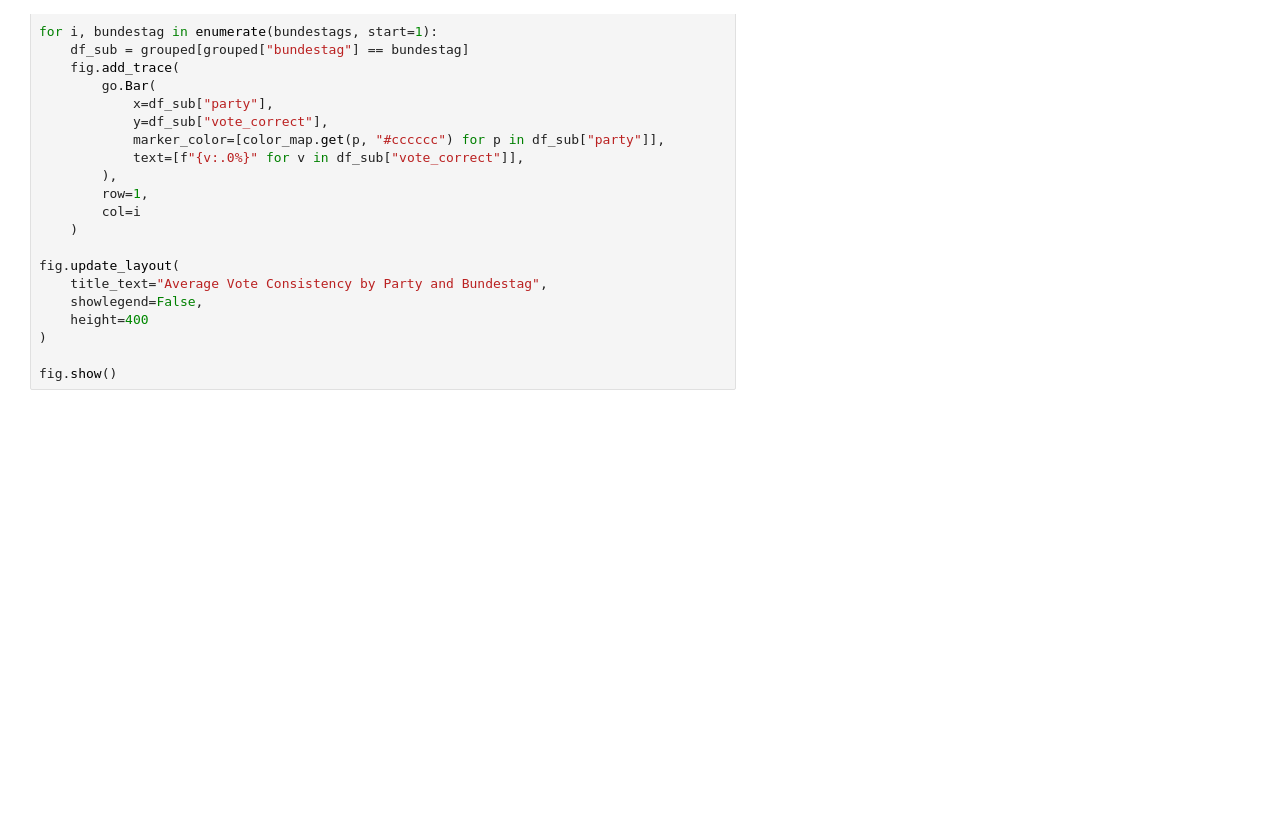
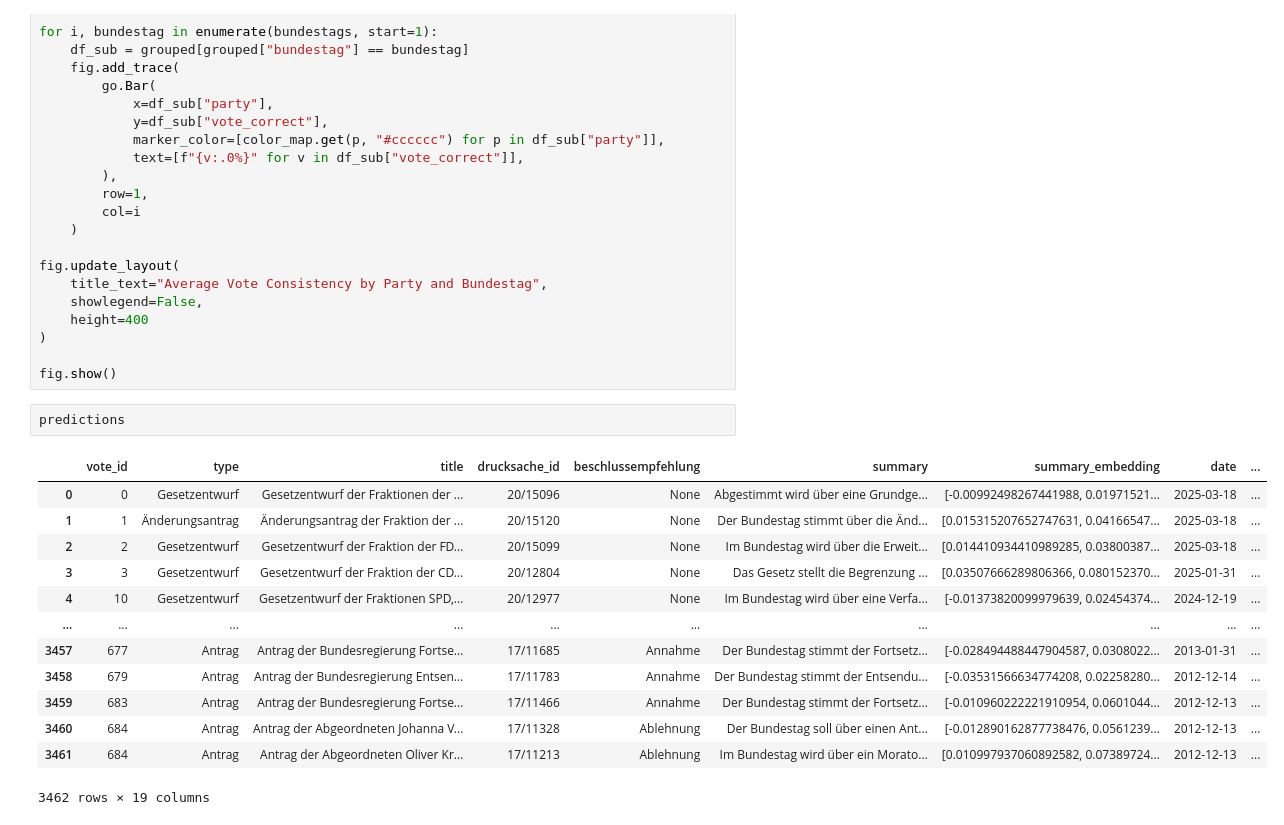
Before and after one commit to jhKessler/quantifying-political-consistency, a Jupyter notebook: plots.ipynb, the cells around one changed output. Saved outputs shown, nothing was run; the diff lists cells and outputs as text; blank space fills up the shorter version.

```diff
--- a/plots.ipynb
+++ b/plots.ipynb
@@ -300,3 +300,19 @@ fig.update_layout(
 )
 
 fig.show()
+# %%
+predictions
+# %% [output]
+|  | vote_id | type | title | drucksache_id | beschlussempfehlung | summary | summary_embedding | date | ... |
+| 0 | 0 | Gesetzentwurf | Gesetzentwurf der Fraktionen der ... | 20/15096 | None | Abgestimmt wird über eine Grundge... | [-0.00992498267441988, 0.01971521... | 2025-03-18 | ... |
+| 1 | 1 | Änderungsantrag | Änderungsantrag der Fraktion der ... | 20/15120 | None | Der Bundestag stimmt über die Änd... | [0.015315207652747631, 0.04166547... | 2025-03-18 | ... |
+| 2 | 2 | Gesetzentwurf | Gesetzentwurf der Fraktion der FD... | 20/15099 | None | Im Bundestag wird über die Erweit... | [0.014410934410989285, 0.03800387... | 2025-03-18 | ... |
+| 3 | 3 | Gesetzentwurf | Gesetzentwurf der Fraktion der CD... | 20/12804 | None | Das Gesetz stellt die Begrenzung ... | [0.03507666289806366, 0.080152370... | 2025-01-31 | ... |
+| 4 | 10 | Gesetzentwurf | Gesetzentwurf der Fraktionen SPD,... | 20/12977 | None | Im Bundestag wird über eine Verfa... | [-0.01373820099979639, 0.02454374... | 2024-12-19 | ... |
+| ... | ... | ... | ... | ... | ... | ... | ... | ... | ... |
+| 3457 | 677 | Antrag | Antrag der Bundesregierung Fortse... | 17/11685 | Annahme | Der Bundestag stimmt der Fortsetz... | [-0.028494488447904587, 0.0308022... | 2013-01-31 | ... |
+| 3458 | 679 | Antrag | Antrag der Bundesregierung Entsen... | 17/11783 | Annahme | Der Bundestag stimmt der Entsendu... | [-0.03531566634774208, 0.02258280... | 2012-12-14 | ... |
+| 3459 | 683 | Antrag | Antrag der Bundesregierung Fortse... | 17/11466 | Annahme | Der Bundestag stimmt der Fortsetz... | [-0.010960222221910954, 0.0601044... | 2012-12-13 | ... |
+| 3460 | 684 | Antrag | Antrag der Abgeordneten Johanna V... | 17/11328 | Ablehnung | Der Bundestag soll über einen Ant... | [-0.012890162877738476, 0.0561239... | 2012-12-13 | ... |
+| 3461 | 684 | Antrag | Antrag der Abgeordneten Oliver Kr... | 17/11213 | Ablehnung | Im Bundestag wird über ein Morato... | [0.010997937060892582, 0.07389724... | 2012-12-13 | ... |
+3462 rows × 19 columns
```
Also changed, not shown: parts of 1 cell of this notebook, 2 other files.
